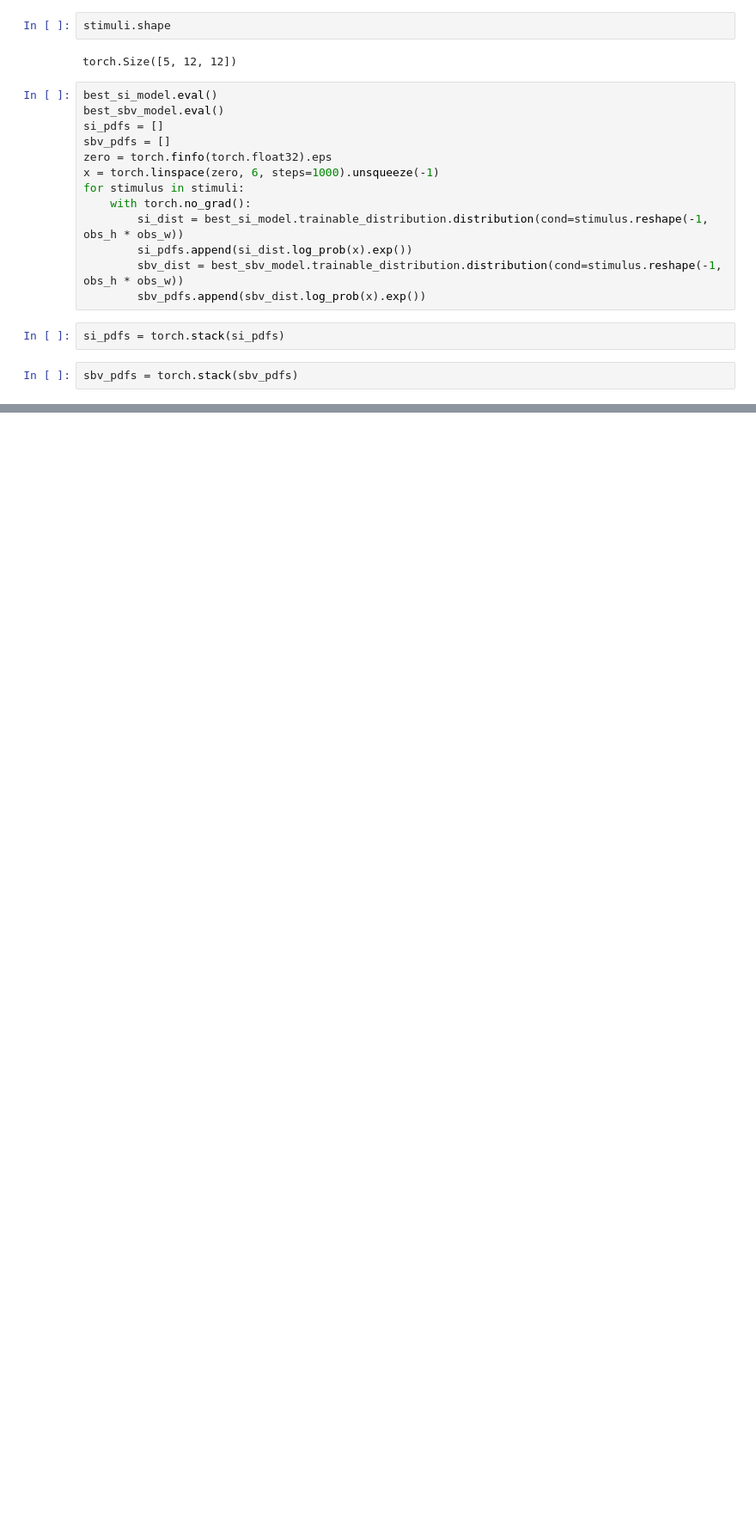
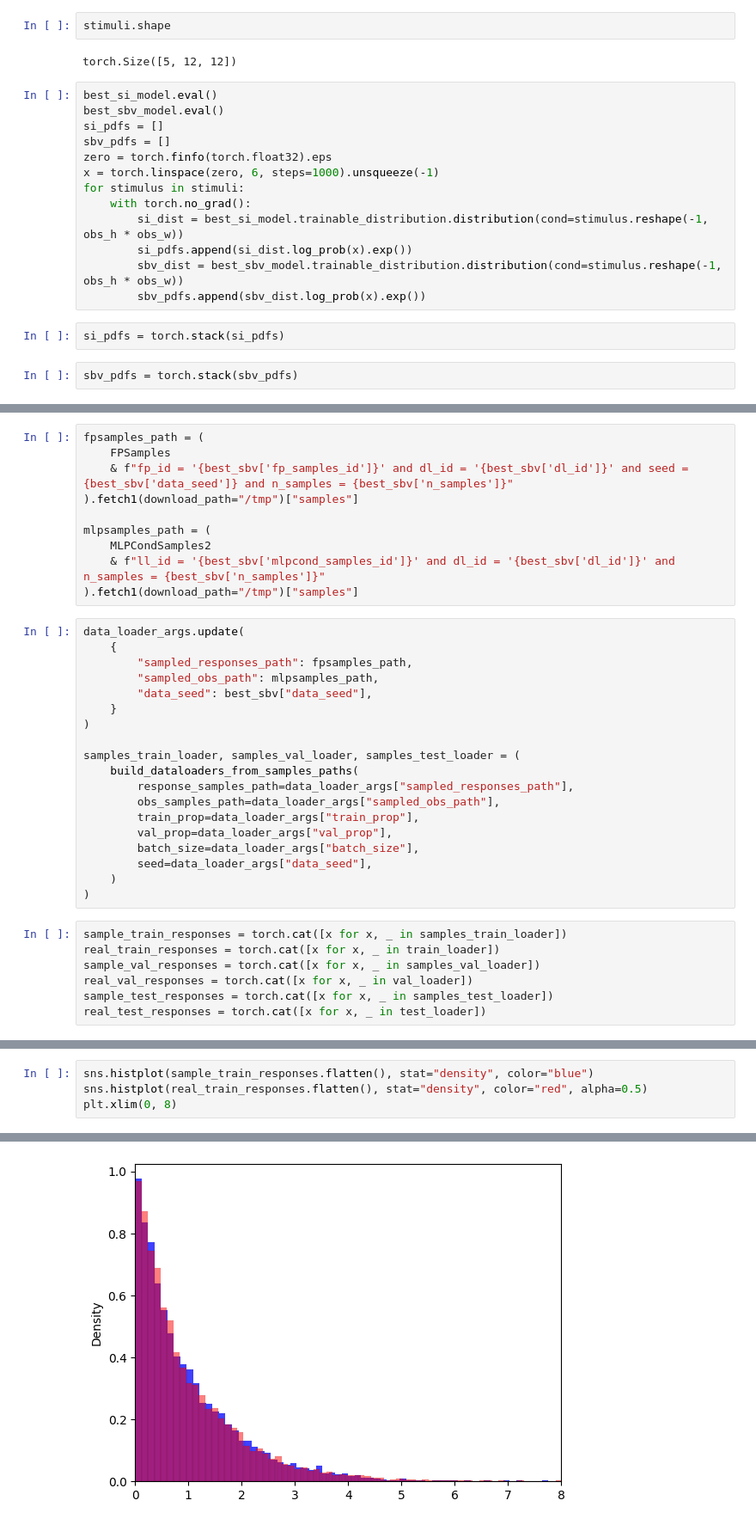
Before and after one commit to suhasshrinivasan/task-transfer, a Jupyter notebook: experiments/learning/compare_si_sbv.ipynb, the cells around one changed output, grey strips where cells are left out. Shown at 86% size. Drawn from its saved outputs; the diff is of its cells as text; blank space fills up the shorter version.

```diff
--- a/experiments/learning/compare_si_sbv.ipynb
+++ b/experiments/learning/compare_si_sbv.ipynb
@@ -166,0 +398,36 @@ plt.legend()
+# %%
+fpsamples_path = (
+    FPSamples
+    & f"fp_id = '{best_sbv['fp_samples_id']}' and dl_id = '{best_sbv['dl_id']}' and seed = {best_sbv['data_seed']} and n_samples = {best_sbv['n_samples']}"
+).fetch1(download_path="/tmp")["samples"]
+
+mlpsamples_path = (
+    MLPCondSamples2
+    & f"ll_id = '{best_sbv['mlpcond_samples_id']}' and dl_id = '{best_sbv['dl_id']}' and n_samples = {best_sbv['n_samples']}"
+).fetch1(download_path="/tmp")["samples"]
+# %%
+data_loader_args.update(
+    {
+        "sampled_responses_path": fpsamples_path,
+        "sampled_obs_path": mlpsamples_path,
+        "data_seed": best_sbv["data_seed"],
+    }
+)
+
+samples_train_loader, samples_val_loader, samples_test_loader = (
+    build_dataloaders_from_samples_paths(
+        response_samples_path=data_loader_args["sampled_responses_path"],
+        obs_samples_path=data_loader_args["sampled_obs_path"],
+        train_prop=data_loader_args["train_prop"],
+        val_prop=data_loader_args["val_prop"],
+        batch_size=data_loader_args["batch_size"],
+        seed=data_loader_args["data_seed"],
+    )
+)
+# %%
+sample_train_responses = torch.cat([x for x, _ in samples_train_loader])
+real_train_responses = torch.cat([x for x, _ in train_loader])
+sample_val_responses = torch.cat([x for x, _ in samples_val_loader])
+real_val_responses = torch.cat([x for x, _ in val_loader])
+sample_test_responses = torch.cat([x for x, _ in samples_test_loader])
+real_test_responses = torch.cat([x for x, _ in test_loader])
@@ -166,0 +443,5 @@ plt.legend()
+# %%
+sns.histplot(sample_train_responses.flatten(), stat="density", color="blue")
+sns.histplot(real_train_responses.flatten(), stat="density", color="red", alpha=0.5)
+plt.xlim(0, 8)
+# %% [output]
@@ -166,0 +449 @@ plt.legend()
+[figure, added]
```
Also changed, not shown: parts of 29 cells of this notebook, 5 other files.
